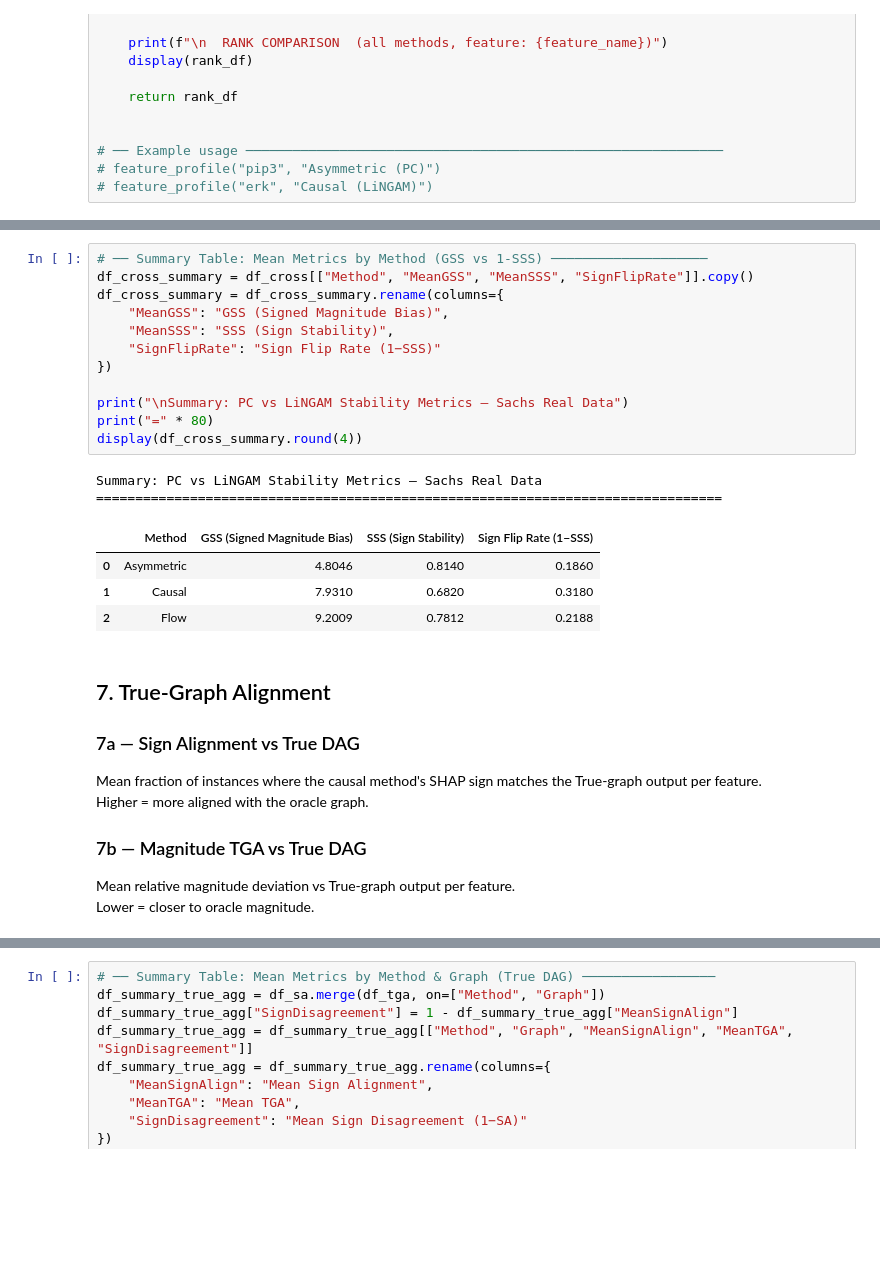
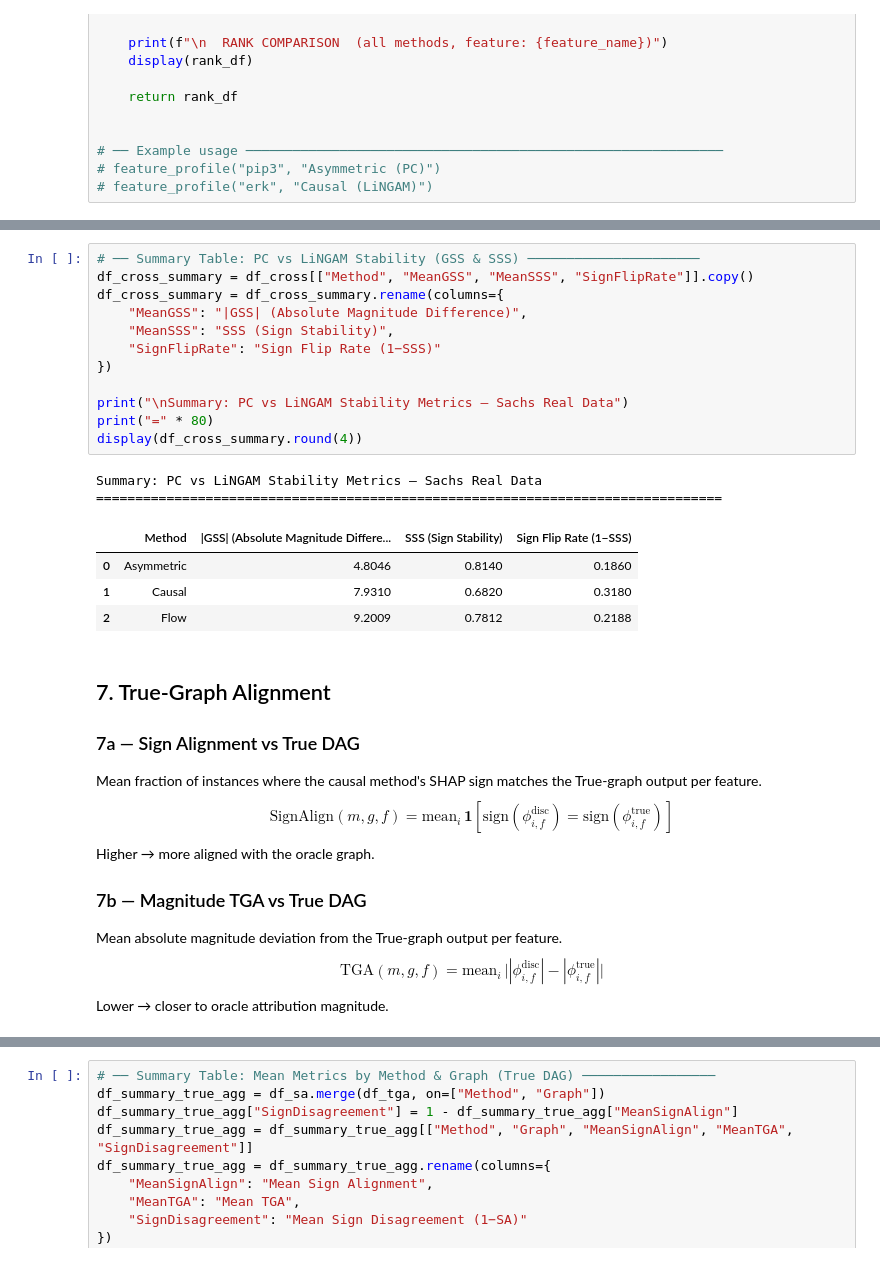
Before and after one commit to juanriosg12/master_thesis, a Jupyter notebook: notebooks/real_data_summary.ipynb, the cells around one changed output, grey strips where cells are left out. Drawn from its saved outputs; the diff is of its cells as text; blank space fills up the shorter version.

```diff
--- a/notebooks/real_data_summary.ipynb
+++ b/notebooks/real_data_summary.ipynb
@@ -628,19 +594,19 @@ fig_cross.show()
 # %%
-# ── Summary Table: Mean Metrics by Method (GSS vs 1-SSS) ────────────────────
+# ── Summary Table: PC vs LiNGAM Stability (GSS & SSS) ──────────────────────
 df_cross_summary = df_cross[["Method", "MeanGSS", "MeanSSS", "SignFlipRate"]].copy()
 df_cross_summary = df_cross_summary.rename(columns={
-    "MeanGSS": "GSS (Signed Magnitude Bias)",
+    "MeanGSS": "|GSS| (Absolute Magnitude Difference)",
     "MeanSSS": "SSS (Sign Stability)",
     "SignFlipRate": "Sign Flip Rate (1−SSS)"
 })
 
 print("\nSummary: PC vs LiNGAM Stability Metrics — Sachs Real Data")
 print("=" * 80)
 display(df_cross_summary.round(4))
 # %% [output]
 Summary: PC vs LiNGAM Stability Metrics — Sachs Real Data
 ================================================================================
-|  | Method | GSS (Signed Magnitude Bias) | SSS (Sign Stability) | Sign Flip Rate (1−SSS) |
+|  | Method | |GSS| (Absolute Magnitude Differe... | SSS (Sign Stability) | Sign Flip Rate (1−SSS) |
 | 0 | Asymmetric | 4.8046 | 0.8140 | 0.1860 |
 | 1 | Causal | 7.9310 | 0.6820 | 0.3180 |
 | 2 | Flow | 9.2009 | 0.7812 | 0.2188 |
@@ -649,9 +615,11 @@ Summary: PC vs LiNGAM Stability Metrics — Sachs Real Data
 
 ### 7a — Sign Alignment vs True DAG
 Mean fraction of instances where the causal method's SHAP sign matches the True-graph output per feature.
-Higher = more aligned with the oracle graph.
+$$\text{SignAlign}(m, g, f) = \text{mean}_i\, \mathbf{1}[\text{sign}(\phi^{\text{disc}}_{i,f}) = \text{sign}(\phi^{\text{true}}_{i,f})]$$
+Higher → more aligned with the oracle graph.
 
 ### 7b — Magnitude TGA vs True DAG
-Mean relative magnitude deviation vs True-graph output per feature.
-Lower = closer to oracle magnitude.
+Mean absolute magnitude deviation from the True-graph output per feature.
+$$\text{TGA}(m, g, f) = \text{mean}_i\, \big| |\phi^{\text{disc}}_{i,f}| - |\phi^{\text{true}}_{i,f}| \big|$$
+Lower → closer to oracle attribution magnitude.
 # %%
```
Also changed, not shown: parts of 16 cells of this notebook, 30 other files.
